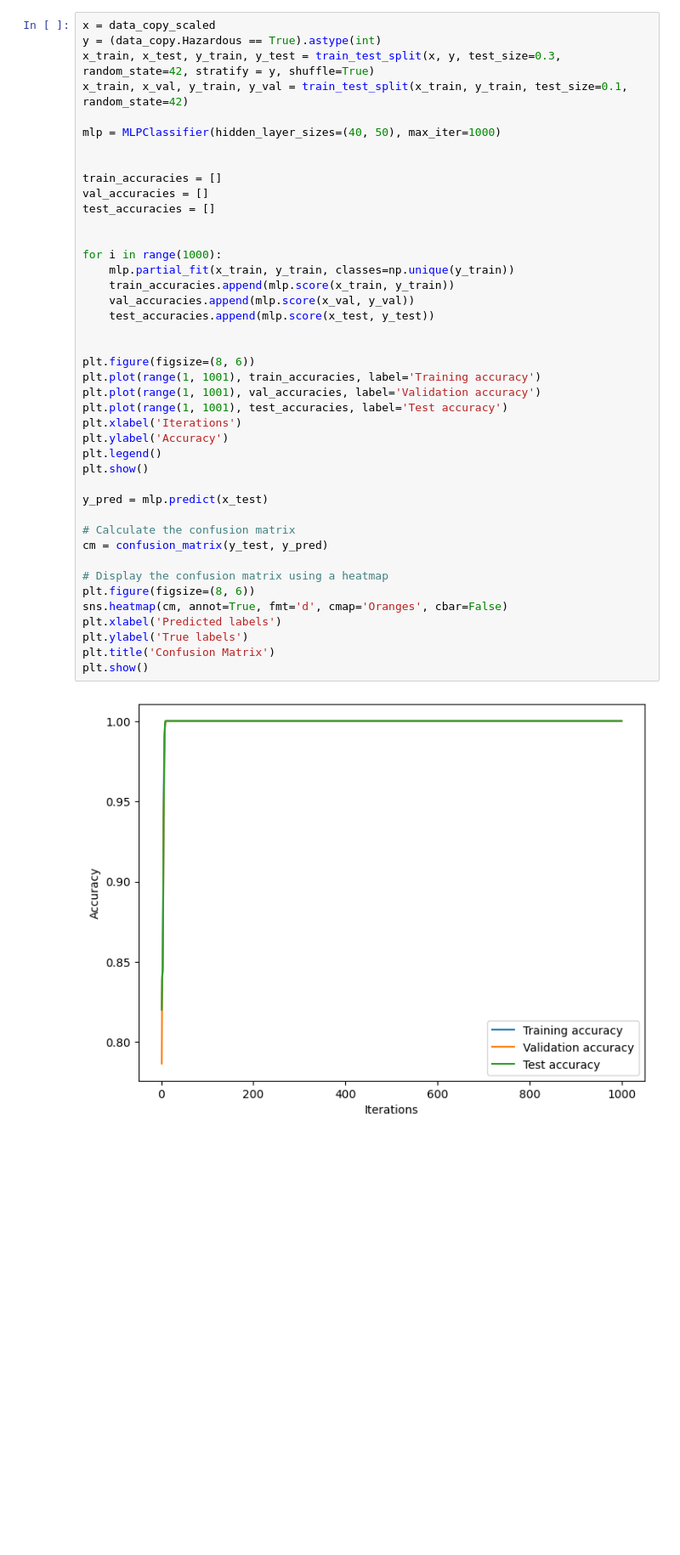
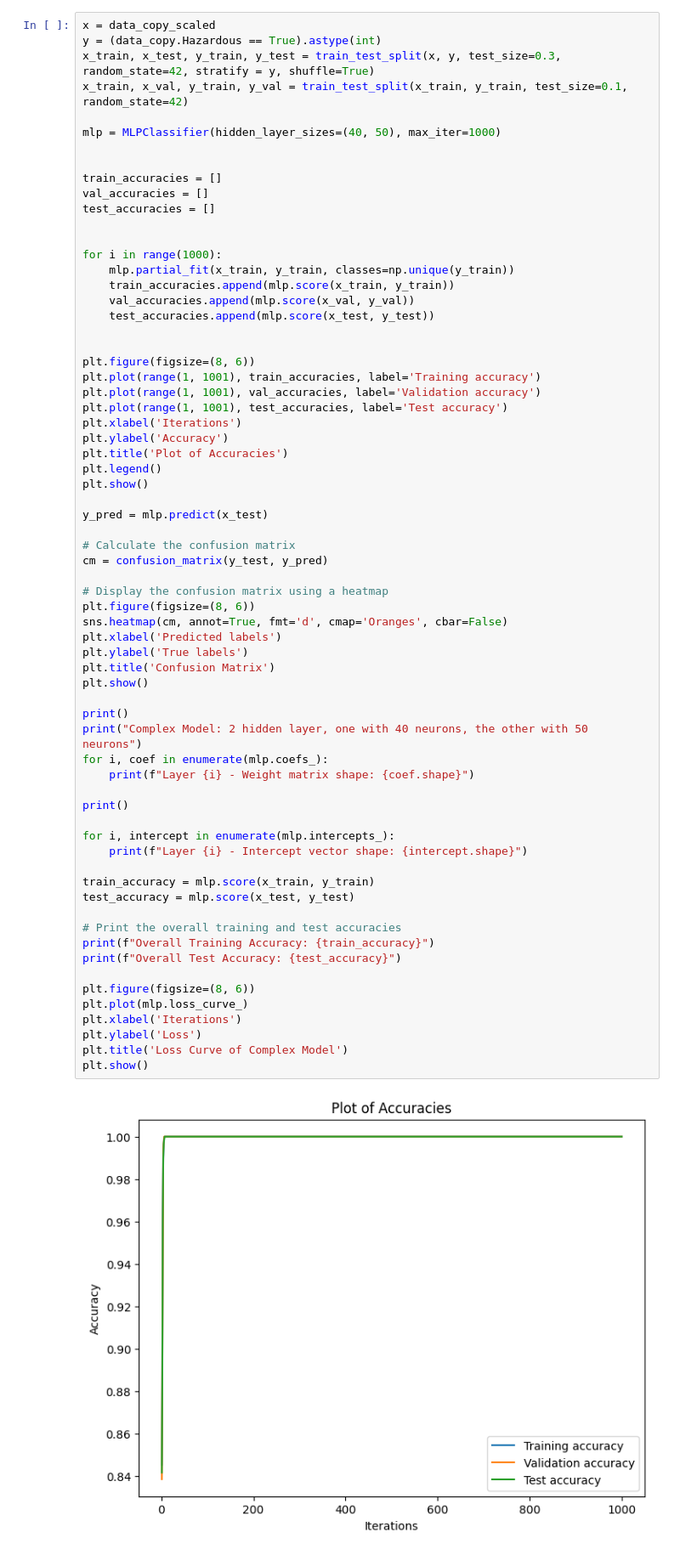
Before and after one commit to AdrienneLoc/AI, a Jupyter notebook: HW7/assignment7.ipynb, the cells around one changed output. Shown at 85% size. Cells and saved outputs as stored; diff of their text form; blank space fills up the shorter version.

```diff
--- a/HW7/assignment7.ipynb
+++ b/HW7/assignment7.ipynb
@@ -52,32 +63,57 @@ test_accuracies = []
 
 for i in range(1000):
     mlp.partial_fit(x_train, y_train, classes=np.unique(y_train))
     train_accuracies.append(mlp.score(x_train, y_train))
     val_accuracies.append(mlp.score(x_val, y_val))
     test_accuracies.append(mlp.score(x_test, y_test))
 
 
 plt.figure(figsize=(8, 6))
 plt.plot(range(1, 1001), train_accuracies, label='Training accuracy')
 plt.plot(range(1, 1001), val_accuracies, label='Validation accuracy')
 plt.plot(range(1, 1001), test_accuracies, label='Test accuracy')
 plt.xlabel('Iterations')
 plt.ylabel('Accuracy')
+plt.title('Plot of Accuracies')
 plt.legend()
 plt.show()
 
 y_pred = mlp.predict(x_test)
 
 # Calculate the confusion matrix
 cm = confusion_matrix(y_test, y_pred)
 
 # Display the confusion matrix using a heatmap
 plt.figure(figsize=(8, 6))
 sns.heatmap(cm, annot=True, fmt='d', cmap='Oranges', cbar=False)
 plt.xlabel('Predicted labels')
 plt.ylabel('True labels')
 plt.title('Confusion Matrix')
 plt.show()
+
+print()
+print("Complex Model: 2 hidden layer, one with 40 neurons, the other with 50 neurons")
+for i, coef in enumerate(mlp.coefs_):
+    print(f"Layer {i} - Weight matrix shape: {coef.shape}")
+
+print()
+
+for i, intercept in enumerate(mlp.intercepts_):
+    print(f"Layer {i} - Intercept vector shape: {intercept.shape}")
+
+train_accuracy = mlp.score(x_train, y_train)
+test_accuracy = mlp.score(x_test, y_test)
+
+# Print the overall training and test accuracies
+print(f"Overall Training Accuracy: {train_accuracy}")
+print(f"Overall Test Accuracy: {test_accuracy}")
+
+plt.figure(figsize=(8, 6))
+plt.plot(mlp.loss_curve_)
+plt.xlabel('Iterations')
+plt.ylabel('Loss')
+plt.title('Loss Curve of Complex Model')
+plt.show()
 # %% [output]
-[figure, old version]
+[figure, new version]
 [figure]
```
Also changed, not shown: parts of 11 cells of this notebook.
